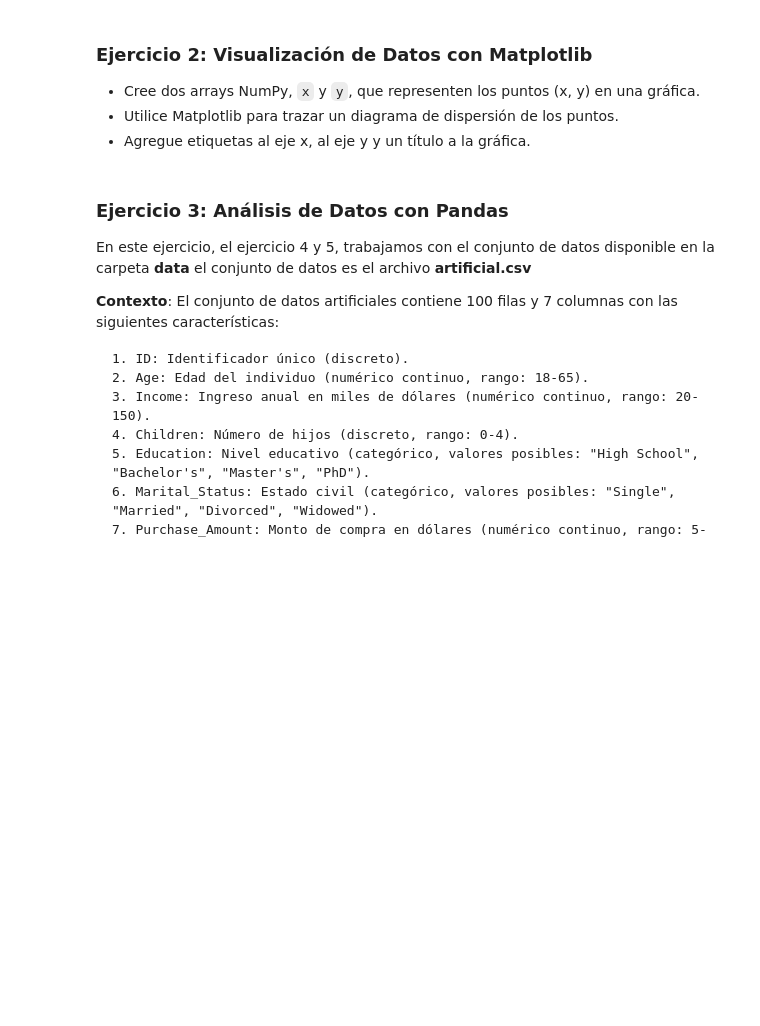
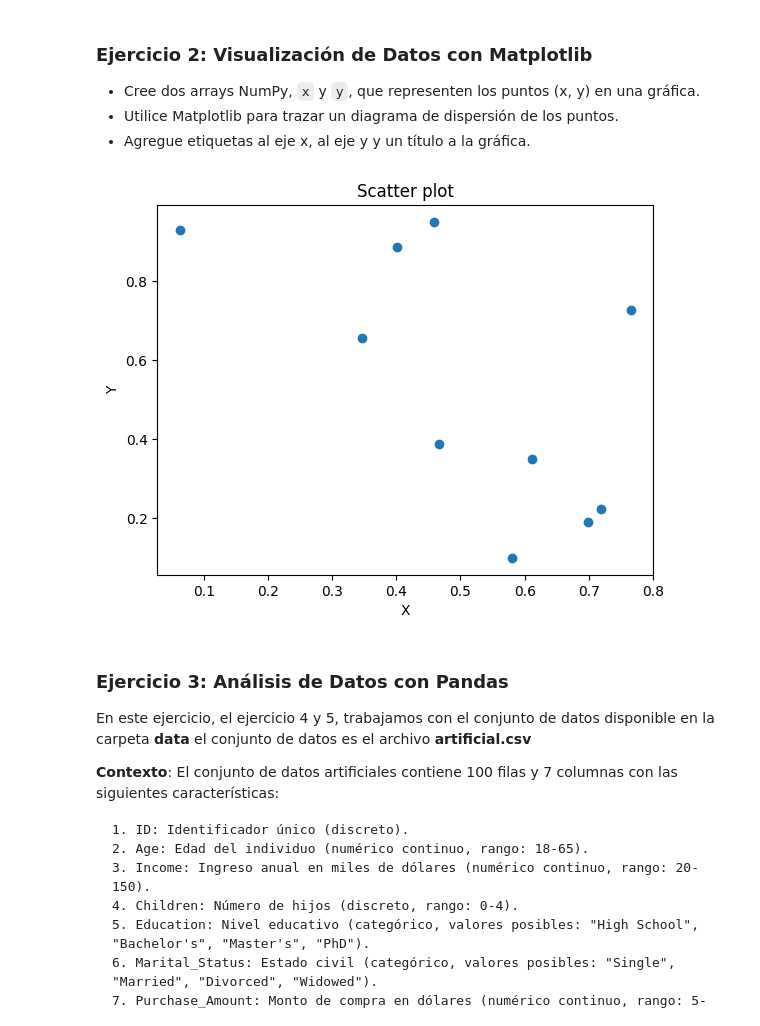
Before and after one commit to SimonGarcia01/ai-course, a Jupyter notebook: Python Review/4_ejercicios.ipynb, the cells around one changed output. Saved outputs shown, nothing was run; the diff lists cells and outputs as text; code cells hidden in the pictures; blank space fills up the shorter version.

```diff
--- a/Python Review/4_ejercicios.ipynb
+++ b/Python Review/4_ejercicios.ipynb
@@ -13,6 +61,17 @@
 - Cree dos arrays NumPy, `x` y `y`, que representen los puntos (x, y) en una gráfica.
 - Utilice Matplotlib para trazar un diagrama de dispersión de los puntos.
 - Agregue etiquetas al eje x, al eje y y un título a la gráfica.
+# %%
+x = np.array(np.random.rand(10))
+y = np.array(np.random.rand(10))
+
+plt.scatter(x, y)
+plt.title("Scatter plot")
+plt.xlabel("X")
+plt.ylabel("Y")
+plt.show()
+# %% [output]
+[figure, added]
 # %% [markdown]
 ### Ejercicio 3: Análisis de Datos con Pandas
 En este ejercicio, el ejercicio 4 y 5,   trabajamos con el conjunto de datos disponible en la carpeta **data** el conjunto de datos es el archivo **artificial.csv**
```
Also changed, not shown: parts of 14 cells of this notebook, 1 other file.
